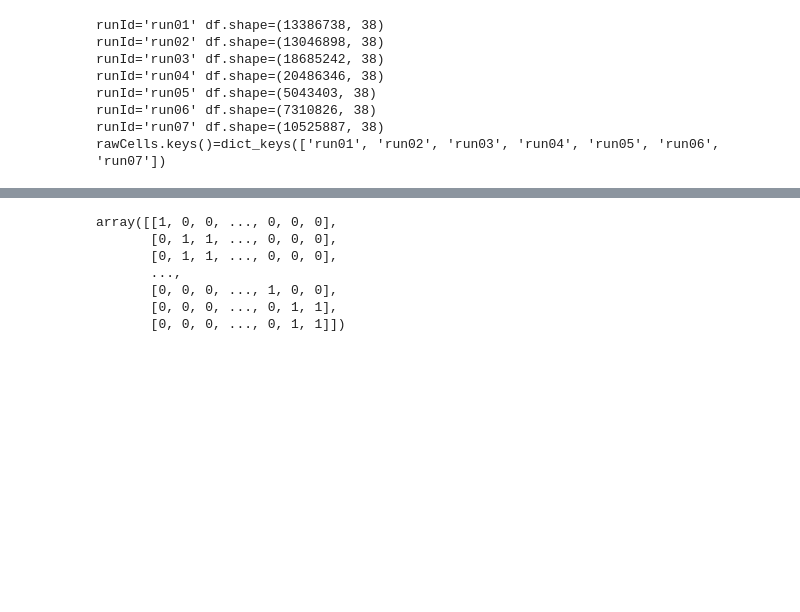
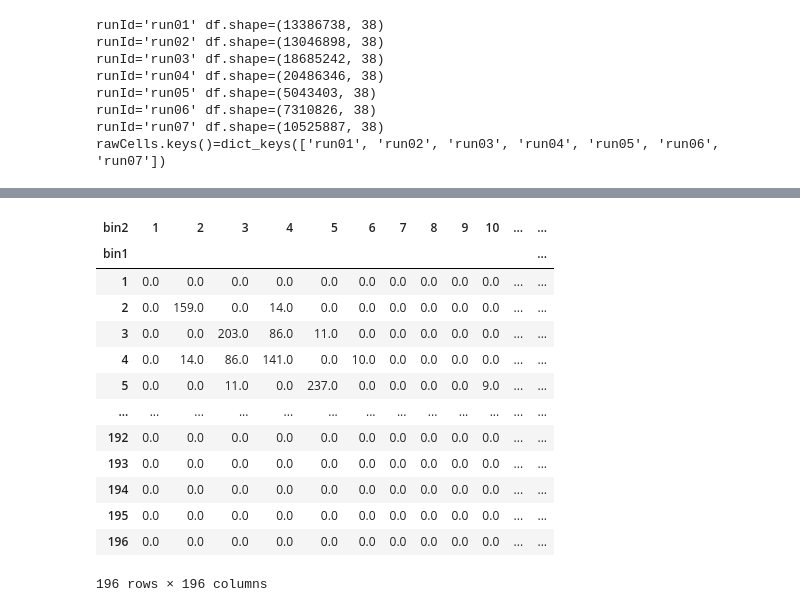
Before and after one commit to CooperStansbury/scPoreC-analysis, a Jupyter notebook: notebooks/network_analysis.ipynb, the cells around one changed output, grey strips where cells are left out. Cells and saved outputs as stored; diff of their text form; code cells hidden in the pictures; blank space fills up the shorter version.

```diff
--- a/notebooks/network_analysis.ipynb
+++ b/notebooks/network_analysis.ipynb
@@ -201,11 +211,17 @@ runId='run01'
-# %%
-test = binaryMatrices['run07']
-test
-# %% [output]
-array([[1, 0, 0, ..., 0, 0, 0],
-       [0, 1, 1, ..., 0, 0, 0],
-       [0, 1, 1, ..., 0, 0, 0],
-       ...,
-       [0, 0, 0, ..., 1, 0, 0],
-       [0, 0, 0, ..., 0, 1, 1],
-       [0, 0, 0, ..., 0, 1, 1]])
+# %%
+matrices['run01']
+# %% [output]
+| bin2 | 1 | 2 | 3 | 4 | 5 | 6 | 7 | 8 | 9 | 10 | ... | ... |
+| bin1 |  |  |  |  |  |  |  |  |  |  |  | ... |
+| 1 | 0.0 | 0.0 | 0.0 | 0.0 | 0.0 | 0.0 | 0.0 | 0.0 | 0.0 | 0.0 | ... | ... |
+| 2 | 0.0 | 159.0 | 0.0 | 14.0 | 0.0 | 0.0 | 0.0 | 0.0 | 0.0 | 0.0 | ... | ... |
+| 3 | 0.0 | 0.0 | 203.0 | 86.0 | 11.0 | 0.0 | 0.0 | 0.0 | 0.0 | 0.0 | ... | ... |
+| 4 | 0.0 | 14.0 | 86.0 | 141.0 | 0.0 | 10.0 | 0.0 | 0.0 | 0.0 | 0.0 | ... | ... |
+| 5 | 0.0 | 0.0 | 11.0 | 0.0 | 237.0 | 0.0 | 0.0 | 0.0 | 0.0 | 9.0 | ... | ... |
+| ... | ... | ... | ... | ... | ... | ... | ... | ... | ... | ... | ... | ... |
+| 192 | 0.0 | 0.0 | 0.0 | 0.0 | 0.0 | 0.0 | 0.0 | 0.0 | 0.0 | 0.0 | ... | ... |
+| 193 | 0.0 | 0.0 | 0.0 | 0.0 | 0.0 | 0.0 | 0.0 | 0.0 | 0.0 | 0.0 | ... | ... |
+| 194 | 0.0 | 0.0 | 0.0 | 0.0 | 0.0 | 0.0 | 0.0 | 0.0 | 0.0 | 0.0 | ... | ... |
+| 195 | 0.0 | 0.0 | 0.0 | 0.0 | 0.0 | 0.0 | 0.0 | 0.0 | 0.0 | 0.0 | ... | ... |
+| 196 | 0.0 | 0.0 | 0.0 | 0.0 | 0.0 | 0.0 | 0.0 | 0.0 | 0.0 | 0.0 | ... | ... |
+196 rows × 196 columns
```
Also changed, not shown: parts of 10 cells of this notebook, 2 other files.
